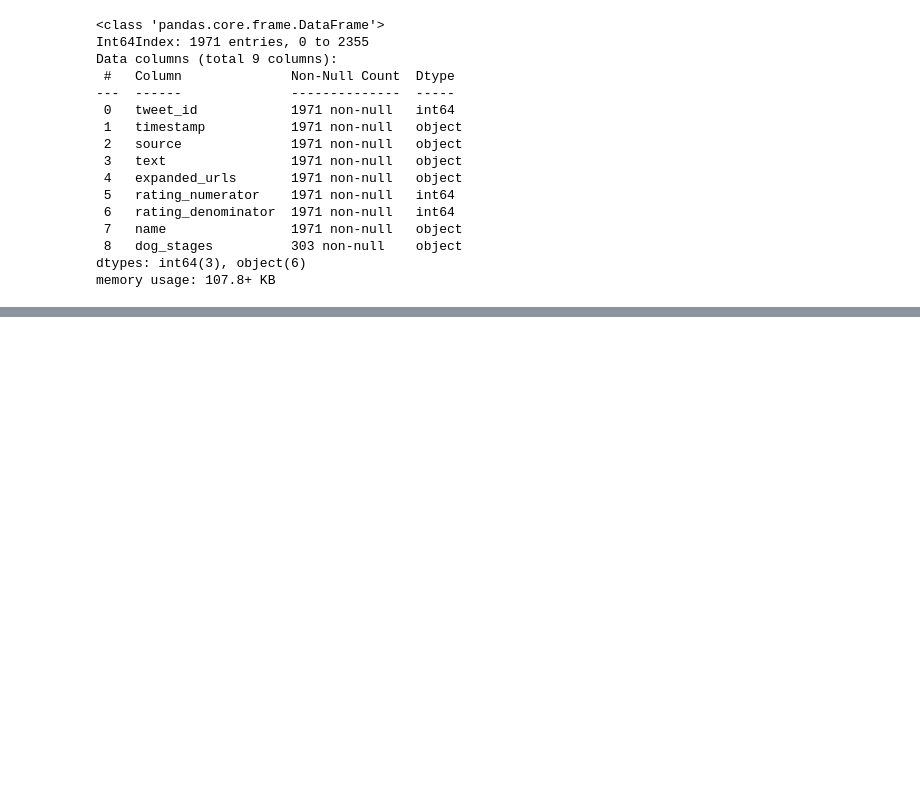
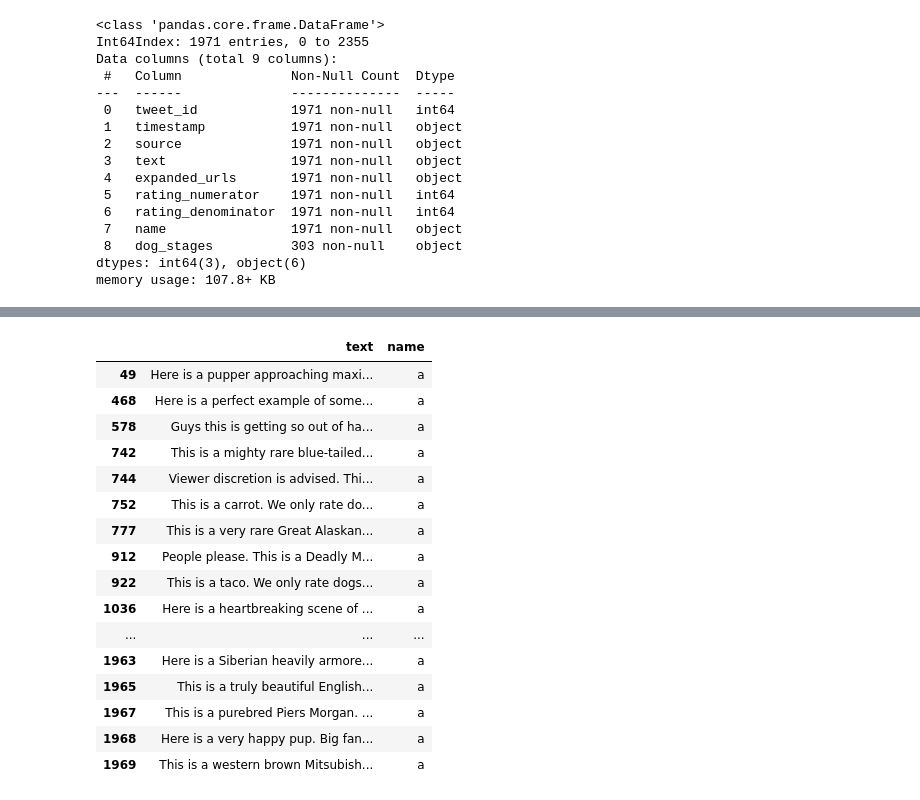
Before and after one commit to SuHamza/DAND-P2-Data-Wrangling, a Jupyter notebook: wrangle_act.ipynb, the cells around one changed output, grey strips where cells are left out. Saved outputs shown, nothing was run; the diff lists cells and outputs as text; code cells hidden in the pictures; blank space fills up the shorter version.

Commit message:
Cleaning done

```diff
--- a/wrangle_act.ipynb
+++ b/wrangle_act.ipynb
@@ -958,0 +966,2 @@ memory usage: 107.8+ KB
+# %%
+archive_clean = pd.merge(archive_clean, tweepy_clean, on = 'tweet_id', how = 'left')
@@ -958,0 +1009,3 @@ memory usage: 107.8+ KB
+# %%
+# Convert tweet_id datatype from integer to string in archive_clean
+archive_clean['tweet_id'] = archive_clean['tweet_id'].astype(str)
@@ -958,0 +1042,3 @@ memory usage: 107.8+ KB
+# %%
+# Convert `timestamp` from string to datetime in `archive_clean`
+archive_clean['timestamp'] = pd.to_datetime(archive_clean['timestamp'])
@@ -958,0 +1065,25 @@ memory usage: 107.8+ KB
+# %%
+# Configure pandas to display values without any truncation
+# To be able to view the full text columns
+pd.set_option("display.max_colwidth", -1)
+# %%
+# Inspect dog names incorrectly extracted as a
+archive_clean[archive_clean['name'] == 'a'][['text', 'name']]
+# %% [output]
+|  | text | name |
+| 49 | Here is a pupper approaching maxi... | a |
+| 468 | Here is a perfect example of some... | a |
+| 578 | Guys this is getting so out of ha... | a |
+| 742 | This is a mighty rare blue-tailed... | a |
+| 744 | Viewer discretion is advised. Thi... | a |
+| 752 | This is a carrot. We only rate do... | a |
+| 777 | This is a very rare Great Alaskan... | a |
+| 912 | People please. This is a Deadly M... | a |
+| 922 | This is a taco. We only rate dogs... | a |
+| 1036 | Here is a heartbreaking scene of ... | a |
+| ... | ... | ... |
+| 1963 | Here is a Siberian heavily armore... | a |
+| 1965 | This is a truly beautiful English... | a |
+| 1967 | This is a purebred Piers Morgan. ... | a |
+| 1968 | Here is a very happy pup. Big fan... | a |
+| 1969 | This is a western brown Mitsubish... | a |
```
Also changed, not shown: parts of 41 cells of this notebook, 2 other files.
